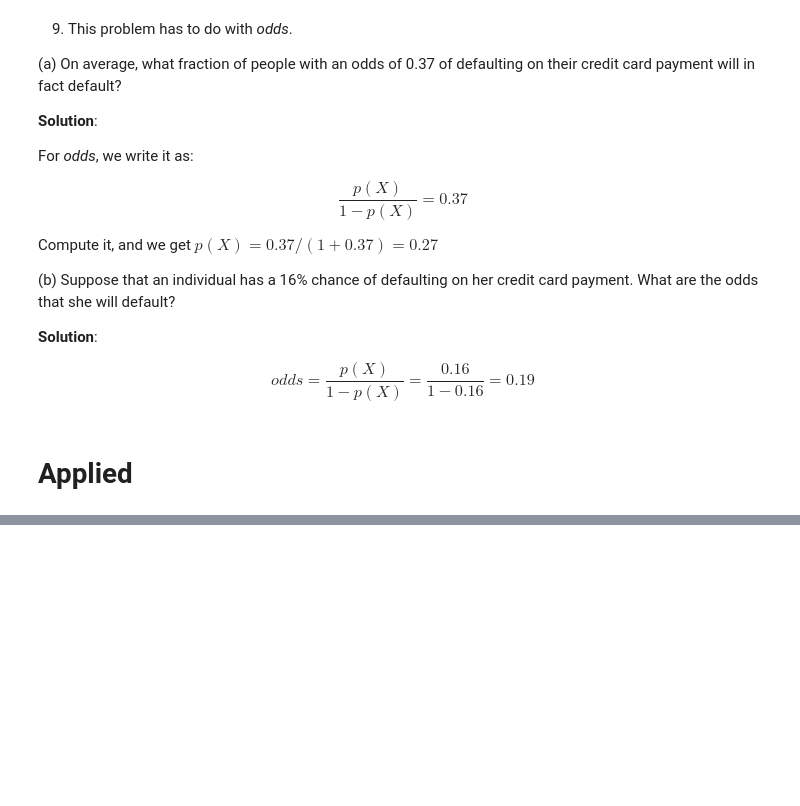
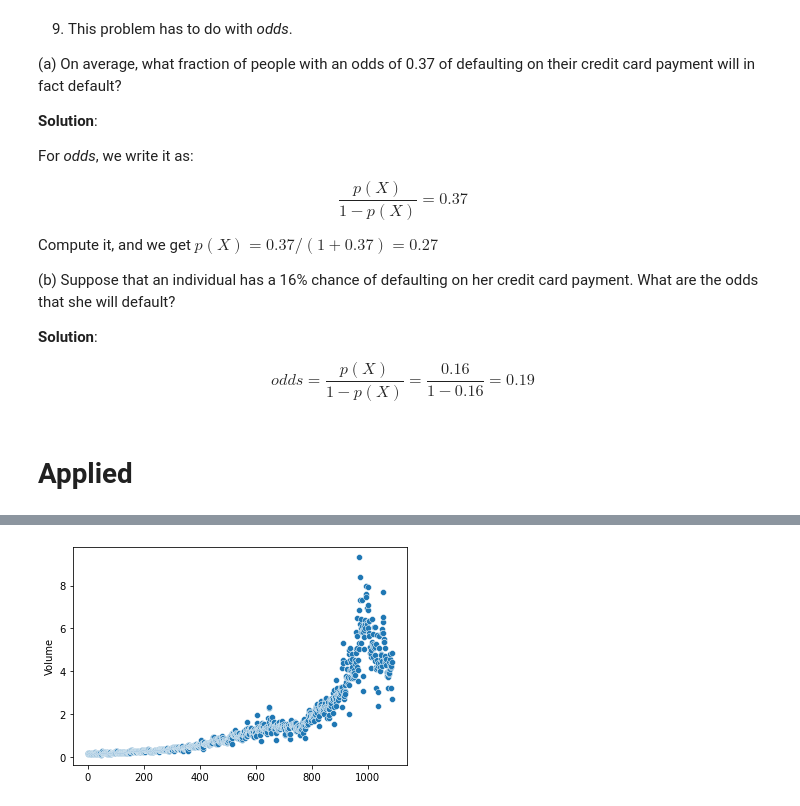
Before and after one commit to chenyulue/ISLP, a Jupyter notebook: Ch04/Ch04-Classification_Exercises.ipynb, the cells around one changed output, grey strips where cells are left out. Drawn from its saved outputs; the diff is of its cells as text; code cells hidden in the pictures; blank space fills up the shorter version.

```diff
--- a/Ch04/Ch04-Classification_Exercises.ipynb
+++ b/Ch04/Ch04-Classification_Exercises.ipynb
@@ -168,0 +189,4 @@ $$odds = \frac{p(X)}{1-p(X)} = \frac{0.16}{1-0.16} = 0.19$$
+# %%
+weekly = pd.read_csv('../data/Weekly.csv',
+                    na_values='?')
+weekly.head()
@@ -168,0 +224,4 @@ $$odds = \frac{p(X)}{1-p(X)} = \frac{0.16}{1-0.16} = 0.19$$
+# %%
+sns.scatterplot(x=weekly.index, y=weekly.Volume);
+# %% [output]
+[figure, added]
```
Also changed, not shown: parts of 28 cells of this notebook.
